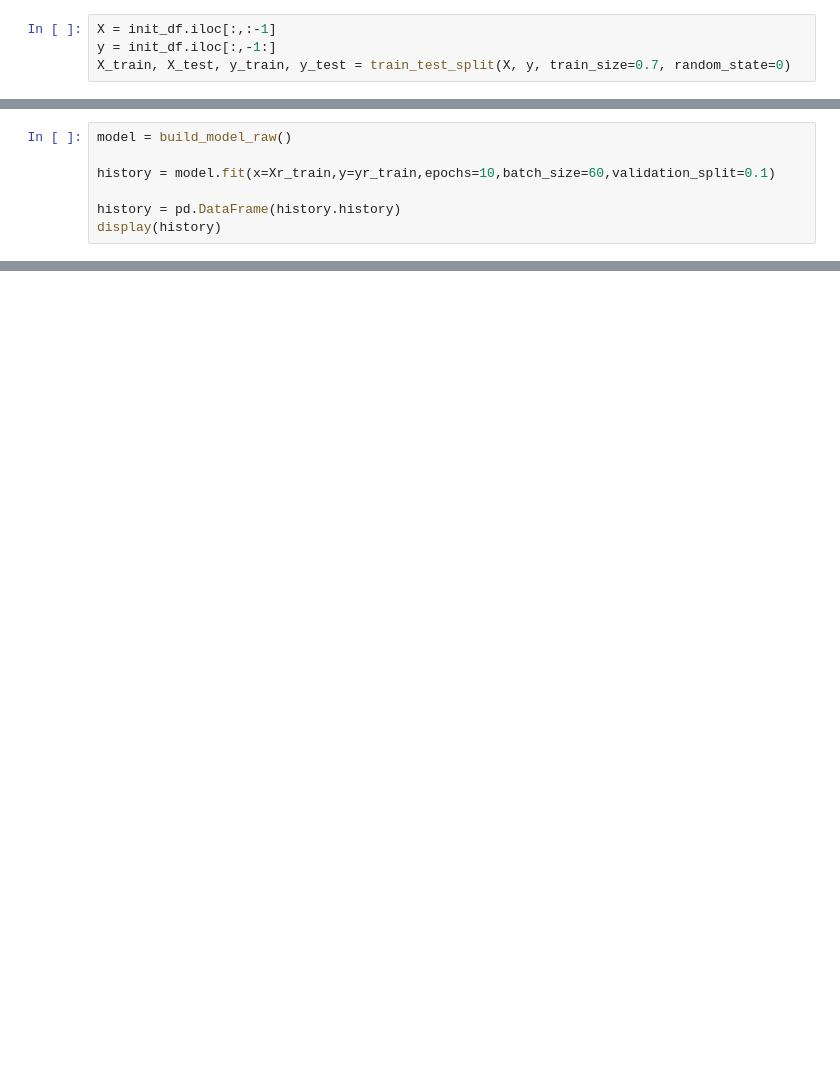
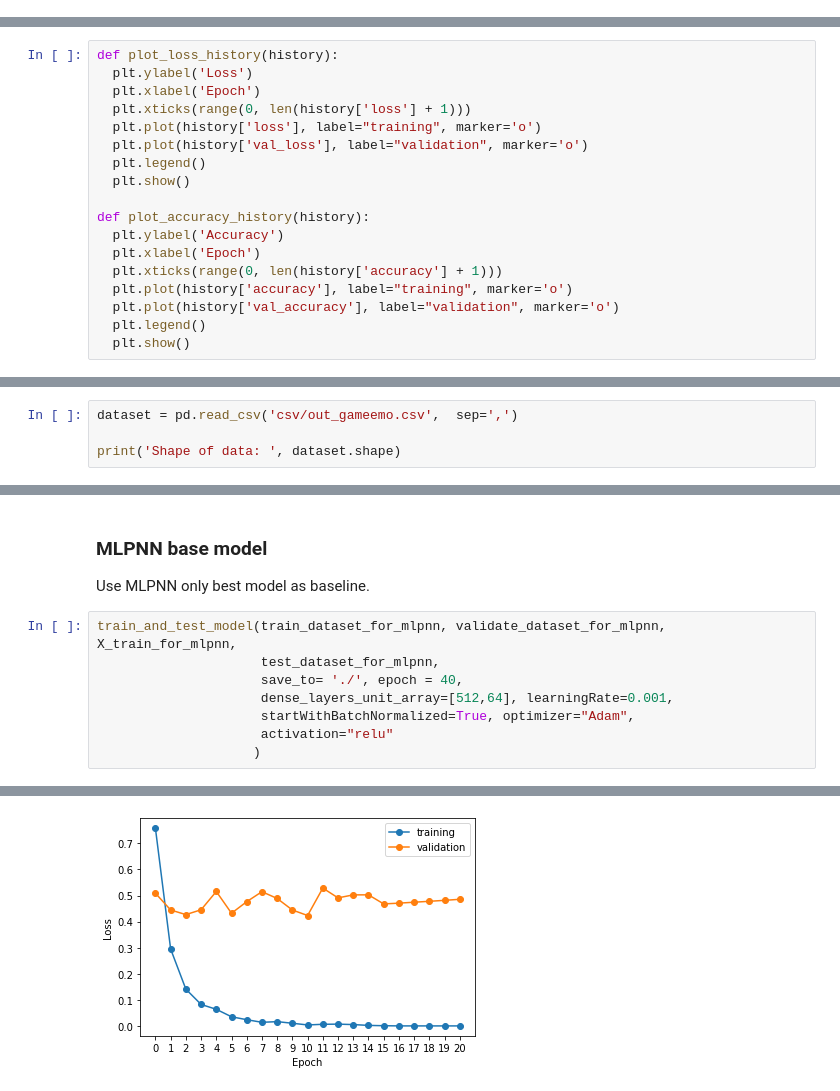
Before and after one commit to ronaldlee/eeg-feature-generation, a Jupyter notebook: final/MLPNN_model_on_GAMEEMO_features_dataset.ipynb, the cells around one changed output, grey strips where cells are left out. Saved outputs shown, nothing was run; the diff lists cells and outputs as text; blank space fills up the shorter version.

```diff
--- a/final/MLPNN_model_on_GAMEEMO_features_dataset.ipynb
+++ b/final/MLPNN_model_on_GAMEEMO_features_dataset.ipynb
@@ -30,4 +0,0 @@ init_df["Label"] = init_df["Label"].map(map_labels)
-# %%
-X = init_df.iloc[:,:-1]
-y = init_df.iloc[:,-1:]
-X_train, X_test, y_train, y_test = train_test_split(X, y, train_size=0.7, random_state=0)
@@ -346,7 +0,0 @@ def build_model_raw():
-# %%
-model = build_model_raw()
-
-history = model.fit(x=Xr_train,y=yr_train,epochs=10,batch_size=60,validation_split=0.1)
-
-history = pd.DataFrame(history.history)
-display(history)
@@ -352,0 +25,18 @@ display(history)
+# %%
+def plot_loss_history(history):
+  plt.ylabel('Loss')
+  plt.xlabel('Epoch')
+  plt.xticks(range(0, len(history['loss'] + 1)))
+  plt.plot(history['loss'], label="training", marker='o')
+  plt.plot(history['val_loss'], label="validation", marker='o')
+  plt.legend()
+  plt.show()
+
+def plot_accuracy_history(history):
+  plt.ylabel('Accuracy')
+  plt.xlabel('Epoch')
+  plt.xticks(range(0, len(history['accuracy'] + 1)))
+  plt.plot(history['accuracy'], label="training", marker='o')
+  plt.plot(history['val_accuracy'], label="validation", marker='o')
+  plt.legend()
+  plt.show()
@@ -352,0 +188,4 @@ display(history)
+# %%
+dataset = pd.read_csv('csv/out_gameemo.csv',  sep=',')
+
+print('Shape of data: ', dataset.shape)
@@ -352,0 +278,12 @@ display(history)
+# %% [markdown]
+<h3>MLPNN base model</h3>
+Use MLPNN only best model as baseline.
+# %%
+train_and_test_model(train_dataset_for_mlpnn, validate_dataset_for_mlpnn, X_train_for_mlpnn,
+                     test_dataset_for_mlpnn,
+                     save_to= './', epoch = 40,
+                     dense_layers_unit_array=[512,64], learningRate=0.001,
+                     startWithBatchNormalized=True, optimizer="Adam",
+                     activation="relu"
+                    )
+# %% [output]
@@ -352,0 +307 @@ display(history)
+[figure, added]
```
Also changed, not shown: parts of 36 cells of this notebook, 1 other file.
